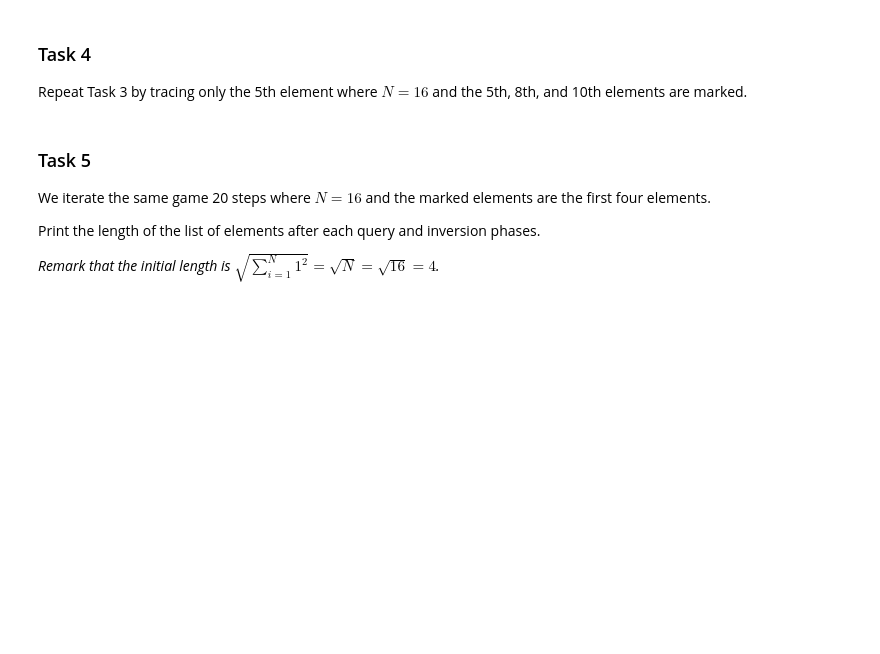
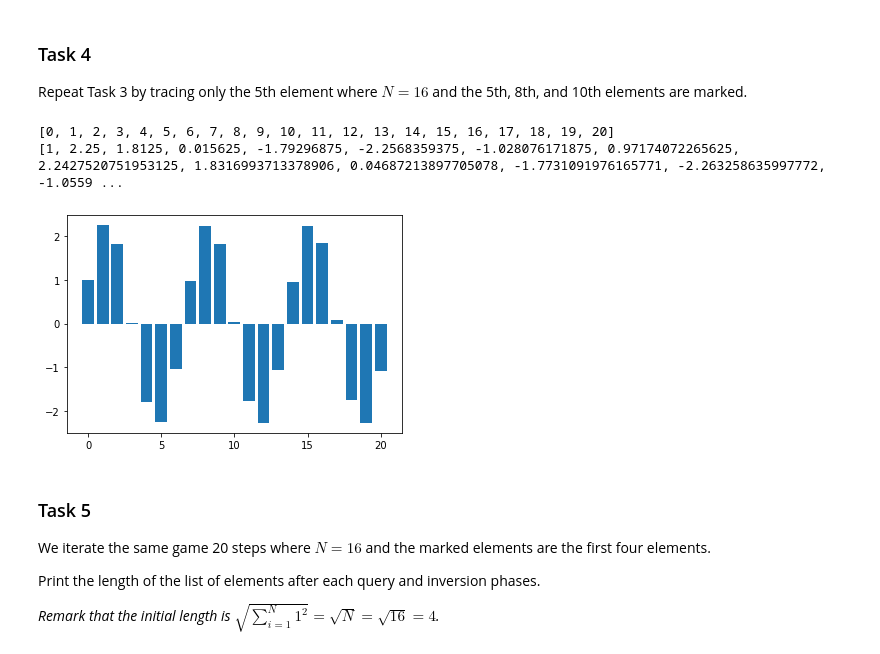
Before and after one commit to hassanafridi/QBronze38, a Jupyter notebook: QBronze38/exercises.ipynb, the cells around one changed output. Drawn from its saved outputs; the diff is of its cells as text; code cells hidden in the pictures; blank space fills up the shorter version.

```diff
--- a/QBronze38/exercises.ipynb
+++ b/QBronze38/exercises.ipynb
@@ -3651,3 +3806,42 @@ Repeat Task 3 by tracing only the 5th element where $ N = 16 $ and the 5th, 8th,
+# %%
+from matplotlib.pyplot import bar
+
+# define the list of size 8 on which each element has value of 1
+elements = []
+for i in range(16):
+    elements  = elements + [1]
+
+# index of the marked element
+marked_elements = [5,8,10]
+
+# define the list of iterations
+iterations = []
+# the list storing the values of the first element after each step
+L = []
+
+# the first values
+iterations.append(0)
+L.append(elements[marked_elements[0]])
+
+for step in range(20):
+    # store the iteration
+    iterations.append(step+1)
+
+    # flip the sign of the marked element
+    elements = query(elements,marked_elements)
+    elements = inversion(elements)
+
+    # store the new value of the first marked element
+    L.append(elements[marked_elements[0]])
+
+# visualizing the values of the first marked elements after each iteration
+bar(iterations,L)
+print(iterations)
+print(L)
+# %% [output]
+[0, 1, 2, 3, 4, 5, 6, 7, 8, 9, 10, 11, 12, 13, 14, 15, 16, 17, 18, 19, 20]
+[1, 2.25, 1.8125, 0.015625, -1.79296875, -2.2568359375, -1.028076171875, 0.97174072265625, 2.2427520751953125, 1.8316993713378906, 0.04687213897705078, -1.7731091976165771, -2.263258635997772, -1.0559 ...
+[figure, added]
 # %% [markdown]
 <h3>Task 5</h3>
 
```
Also changed, not shown: parts of 50 cells of this notebook, 47 other files.
